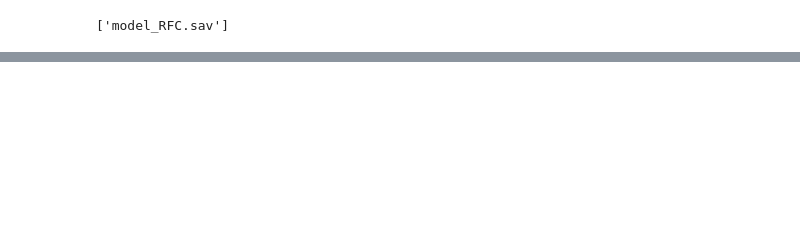
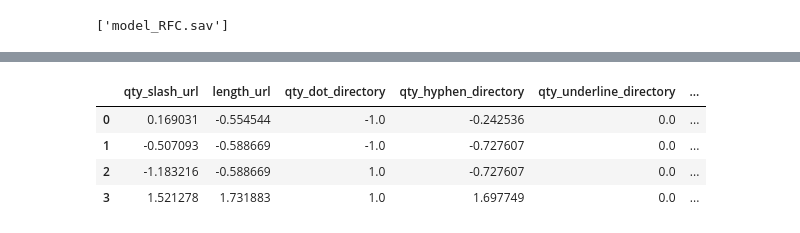
Before and after one commit to alvaro-barrera/phishing-detection-url, a Jupyter notebook: project_ml.ipynb, the cells around one changed output, grey strips where cells are left out. Drawn from its saved outputs; the diff is of its cells as text; code cells hidden in the pictures; blank space fills up the shorter version.

```diff
--- a/project_ml.ipynb
+++ b/project_ml.ipynb
@@ -551,11 +563,10 @@ Accuracy 83.91%  (0.45) %
 # %%
 # Random Forest Classification
-model=RandomForestClassifier(n_estimators=250, max_features=3)
-results_RFC=cross_val_score(model, X_train_n, y_train, cv=kfold)
+model_RFC=RandomForestClassifier(n_estimators=100, max_features=3)
+results_RFC=cross_val_score(model_RFC, X_train_n, y_train, cv=kfold)
 results_std_RFC = results_RFC.std()
 results_mean_RFC = results_RFC.mean()
 dictionary_models.update({"Random Forest Classification": results_RFC})
-print(f"Accuracy {results_mean_RFC*100.0:,.2f}%  ({results_std_RFC*100.0:,.2f}) %")
-# Accuracy 89.86%  (0.28) %
-# 87.8 -9
-# Accuracy 87.51%  (0.53) %
+# Accuracy 87.72%  (0.48) %
+# Accuracy 87.77%  (0.46) %
+# Accuracy 87.72%  (0.43) %
@@ -564,8 +582,7 @@ Accuracy 87.76%  (0.42) %
 # %%
 # Extra Trees Classification
-model=ExtraTreesClassifier(n_estimators=100, max_features=3)
-results_ETC=cross_val_score(model, X_train_n, y_train, cv=kfold)
+model_ETC=ExtraTreesClassifier(n_estimators=100, max_features=3)
+results_ETC=cross_val_score(model_ETC, X_train_n, y_train, cv=kfold)
 results_std_ETC = results_ETC.std()
 results_mean_ETC = results_ETC.mean()
 dictionary_models.update({"Extra Trees Classification": results_ETC})
-print(f"Accuracy {results_mean_ETC*100.0:,.2f}%  ({results_std_ETC*100.0:,.2f}) %")
@@ -809 +991,17 @@ print(dataset_urls)
+# %%
+#GENERACIÓN DE DATAFRAME - PREDICCIÓN DE DATOS
+fit_dataset_urls = scaler_n.fit_transform(dataset_urls)
+predictions = RFC_sav.predict(fit_dataset_urls) #GENERANDO PREDICCIÓN
+
+characteristics_df = pd.DataFrame(fit_dataset_urls, columns=columns) #DATAFRAME DE CARACTERÍSTICAS EN URL
+predictions_df = pd.DataFrame(predictions, columns=['phishing']) #DATAFRAME DE LA PREDICCIÓN
+
+predicted_output = pd.concat([characteristics_df, predictions_df], axis=1) #DATAFRAME CARACTERÍSTICAS+PREDICCIÓN
+predicted_output #MOSTRAR RESULTADOS DE PREDICCIÓN - CARACTERÍSTICAS+PREDICCIÓN
+# %% [output]
+|  | qty_slash_url | length_url | qty_dot_directory | qty_hyphen_directory | qty_underline_directory | ... |
+| 0 | 0.169031 | -0.554544 | -1.0 | -0.242536 | 0.0 | ... |
+| 1 | -0.507093 | -0.588669 | -1.0 | -0.727607 | 0.0 | ... |
+| 2 | -1.183216 | -0.588669 | 1.0 | -0.727607 | 0.0 | ... |
+| 3 | 1.521278 | 1.731883 | 1.0 | 1.697749 | 0.0 | ... |
 # %%
```
Also changed, not shown: parts of 53 cells of this notebook.
